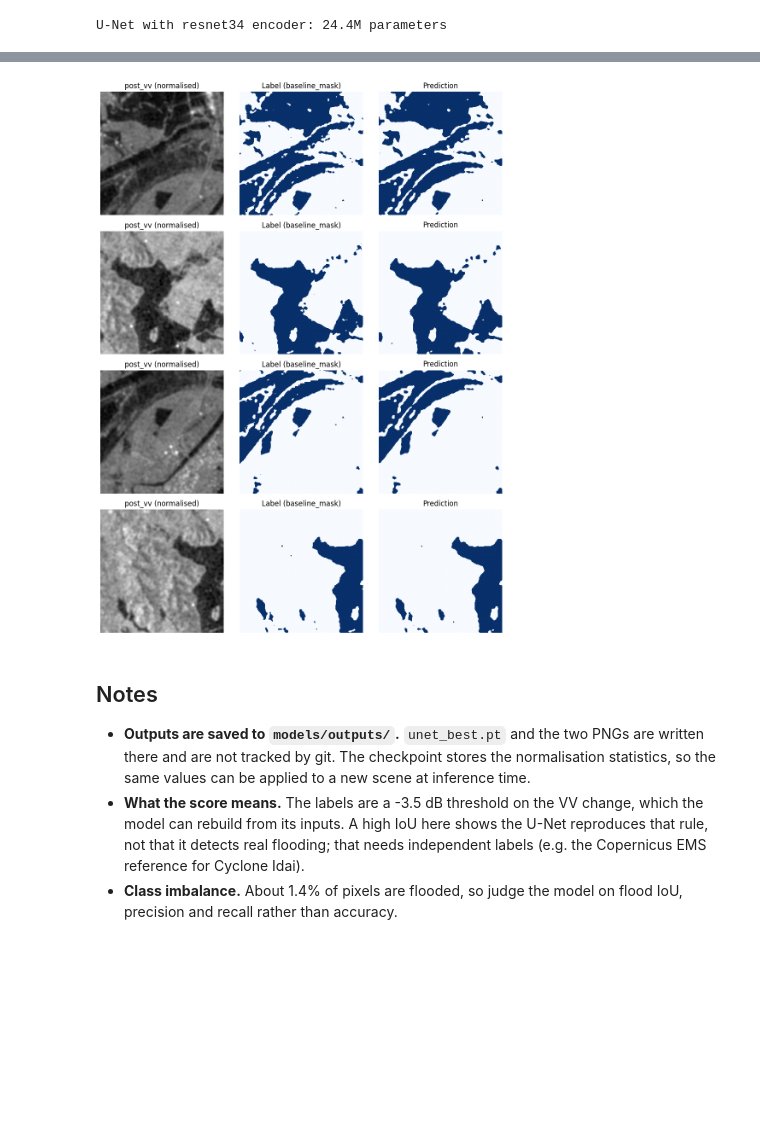
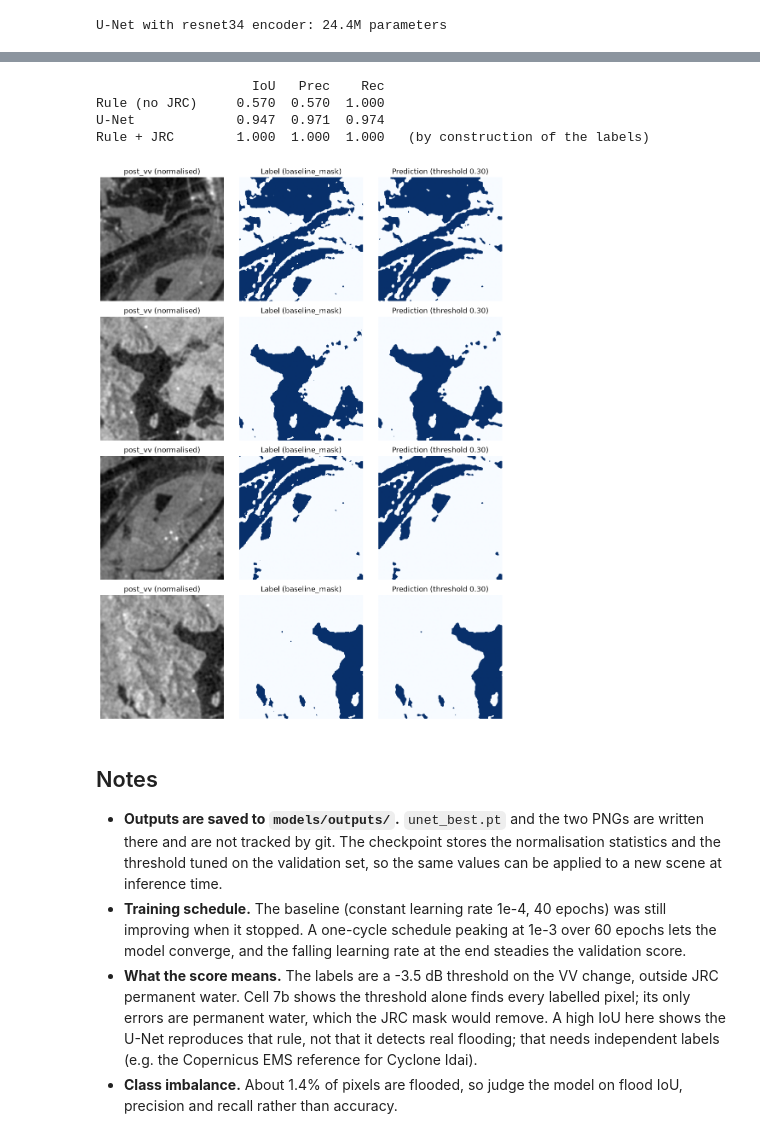
Before and after one commit to MusicalManiac/Coastal-Change-Detection-Using-SAR-U-Net, a Jupyter notebook: models/unet_training.ipynb, the cells around one changed output, grey strips where cells are left out. Drawn from its saved outputs; the diff is of its cells as text; code cells hidden in the pictures; blank space fills up the shorter version.

```diff
--- a/models/unet_training.ipynb
+++ b/models/unet_training.ipynb
@@ -263,12 +285,37 @@ plt.show()
 # %%
 # -------------------------------------------------------------------------
-# 7. Test Set Evaluation (best checkpoint)
+# 7. Threshold Tuning (val) & Test Set Evaluation (best checkpoint)
 # -------------------------------------------------------------------------
 checkpoint = torch.load(CHECKPOINT_PATH, map_location=device)
 model.load_state_dict(checkpoint['model_state'])
-print(f"Loaded checkpoint from epoch {checkpoint['epoch']} (val IoU {checkpoint['val_iou']:.3f})")
+print(f"Loaded checkpoint from epoch {checkpoint['epoch']} (val IoU {checkpoint['val_iou']:.3f} at threshold {THRESHOLD})")
 
-test_stats = run_epoch(test_loader, train=False)
+# Pick the threshold that maximises flood IoU on the validation set. The test set is
+# not used here, so the test score below stays an unbiased estimate.
+model.eval()
+val_probs, val_truth = [], []
+with torch.no_grad():
+    for images, masks in val_loader:
+        val_probs.append(torch.sigmoid(model(images.to(device))).cpu().flatten())
+        val_truth.append(masks.flatten() > 0.5)
+val_probs, val_truth = torch.cat(val_probs), torch.cat(val_truth)
+
+best_threshold, best_iou = THRESHOLD, -1.0
+for t in np.arange(0.20, 0.81, 0.05):
+    preds = val_probs > t
+    iou = flood_metrics((preds & val_truth).sum().item(), (preds & ~val_truth).sum().item(),
+                        (~preds & val_truth).sum().item())['iou']
+    print(f"  threshold {t:.2f}: val IoU {iou:.4f}")
+    if iou > best_iou:
+        best_threshold, best_iou = float(t), iou
+print(f"Best threshold on val: {best_threshold:.2f} (val IoU {best_iou:.4f})")
+
+# Store the tuned threshold in the checkpoint so inference uses the same value
+checkpoint['threshold'] = best_threshold
+torch.save(checkpoint, CHECKPOINT_PATH)
+
+test_stats = run_epoch(test_loader, train=False, threshold=best_threshold)
+print(f"\nTest set (threshold {best_threshold:.2f})")
 print(f"Test loss     : {test_stats['loss']:.4f}")
 print(f"Flood IoU     : {test_stats['iou']:.3f}")
 print(f"Precision     : {test_stats['precision']:.3f}")
@@ -284,37 +342,70 @@ F1 score      : 0.962
+# %%
+# -------------------------------------------------------------------------
+# 7b. Rule Baseline: what the label threshold alone scores
+# -------------------------------------------------------------------------
+# baseline_mask is (post_vv - pre_vv < -3.5 dB) outside JRC permanent water. Both VV bands are
+# inputs, so the rule can be rebuilt from them. Score it on the same test pixels as the U-Net.
+# It finds every labelled pixel (recall 1.0); its only errors are permanent-water pixels, because
+# the JRC mask is not an input. With that mask added, the rule would score IoU 1.0 by definition.
+mean = np.array(dataset_info['normalisation']['mean'])[:, None, None]
+std = np.array(dataset_info['normalisation']['std'])[:, None, None]
+pre_vv_idx = dataset_info['input_bands'].index('pre_vv')
+post_vv_idx = dataset_info['input_bands'].index('post_vv')
+
+tp = fp = fn = 0
+for image_path, mask_path in zip(test_dataset.image_paths, test_dataset.mask_paths):
+    db = np.load(image_path) * std + mean                    # Undo normalisation, back to dB
+    pred = (db[post_vv_idx] - db[pre_vv_idx]) < -3.5
+    truth = np.load(mask_path).astype(bool)
+    tp += (pred & truth).sum()
+    fp += (pred & ~truth).sum()
+    fn += (~pred & truth).sum()
+rule_stats = flood_metrics(tp, fp, fn)
+
+print(f"{'':16}{'IoU':>7}{'Prec':>7}{'Rec':>7}")
+print(f"{'Rule (no JRC)':16}{rule_stats['iou']:7.3f}{rule_stats['precision']:7.3f}{rule_stats['recall']:7.3f}")
+print(f"{'U-Net':16}{test_stats['iou']:7.3f}{test_stats['precision']:7.3f}{test_stats['recall']:7.3f}")
+print(f"{'Rule + JRC':16}{1.0:7.3f}{1.0:7.3f}{1.0:7.3f}   (by construction of the labels)")
+# %% [output]
+                    IoU   Prec    Rec
+Rule (no JRC)     0.570  0.570  1.000
+U-Net             0.947  0.971  0.974
+Rule + JRC        1.000  1.000  1.000   (by construction of the labels)
 # %%
 # -------------------------------------------------------------------------
 # 8. Example Predictions (most-flooded test patches)
 # -------------------------------------------------------------------------
 N_EXAMPLES = 4
 post_vv_idx = dataset_info['input_bands'].index('post_vv')
 
 flood_counts = [np.load(p).sum() for p in test_dataset.mask_paths]
 example_ids = np.argsort(flood_counts)[::-1][:N_EXAMPLES]
 
 model.eval()
 fig, axes = plt.subplots(N_EXAMPLES, 3, figsize=(10, 3.3 * N_EXAMPLES), squeeze=False)
 for row, idx in enumerate(example_ids):
     image, mask = test_dataset[idx]
     with torch.no_grad():
         prob = torch.sigmoid(model(image[None].to(device)))[0, 0].cpu().numpy()
 
     axes[row, 0].imshow(image[post_vv_idx].numpy(), cmap='gray')
     axes[row, 0].set_title('post_vv (normalised)')
     axes[row, 1].imshow(mask[0].numpy(), cmap='Blues', vmin=0, vmax=1)
     axes[row, 1].set_title('Label (baseline_mask)')
-    axes[row, 2].imshow(prob > THRESHOLD, cmap='Blues', vmin=0, vmax=1)
-    axes[row, 2].set_title('Prediction')
+    axes[row, 2].imshow(prob > best_threshold, cmap='Blues', vmin=0, vmax=1)
+    axes[row, 2].set_title(f'Prediction (threshold {best_threshold:.2f})')
     for ax in axes[row]:
         ax.axis('off')
 
 plt.tight_layout()
 plt.savefig(os.path.join(OUTPUT_DIR, 'test_predictions.png'), dpi=150, bbox_inches='tight')
 plt.show()
 # %% [output]
-[figure, old version]
+[figure, new version]
 # %% [markdown]
 ## Notes
 
-- **Outputs are saved to `models/outputs/`.** `unet_best.pt` and the two PNGs are written there and are not tracked by git. The checkpoint stores the normalisation statistics, so the same values can be applied to a new scene at inference time.
-- **What the score means.** The labels are a -3.5 dB threshold on the VV change, which the model can rebuild from its inputs. A high IoU here shows the U-Net reproduces that rule, not that it detects real flooding; that needs independent labels (e.g. the Copernicus EMS reference for Cyclone Idai).
+- **Outputs are saved to `models/outputs/`.** `unet_best.pt` and the two PNGs are written there and are not tracked by git. The checkpoint stores the normalisation statistics and the threshold tuned on the validation set, so the same values can be applied to a new scene at inference time.
+- **Training schedule.** The baseline (constant learning rate 1e-4, 40 epochs) was still improving when it stopped. A one-cycle schedule peaking at 1e-3 over 60 epochs lets the model converge, and the falling learning rate at the end steadies the validation score.
+- **What the score means.** The labels are a -3.5 dB threshold on the VV change, outside JRC permanent water. Cell 7b shows the threshold alone finds every labelled pixel; its only errors are permanent water, which the JRC mask would remove. A high IoU here shows the U-Net reproduces that rule, not that it detects real flooding; that needs independent labels (e.g. the Copernicus EMS reference for Cyclone Idai).
 - **Class imbalance.** About 1.4% of pixels are flooded, so judge the model on flood IoU, precision and recall rather than accuracy.
```
Also changed, not shown: parts of 4 cells of this notebook.
